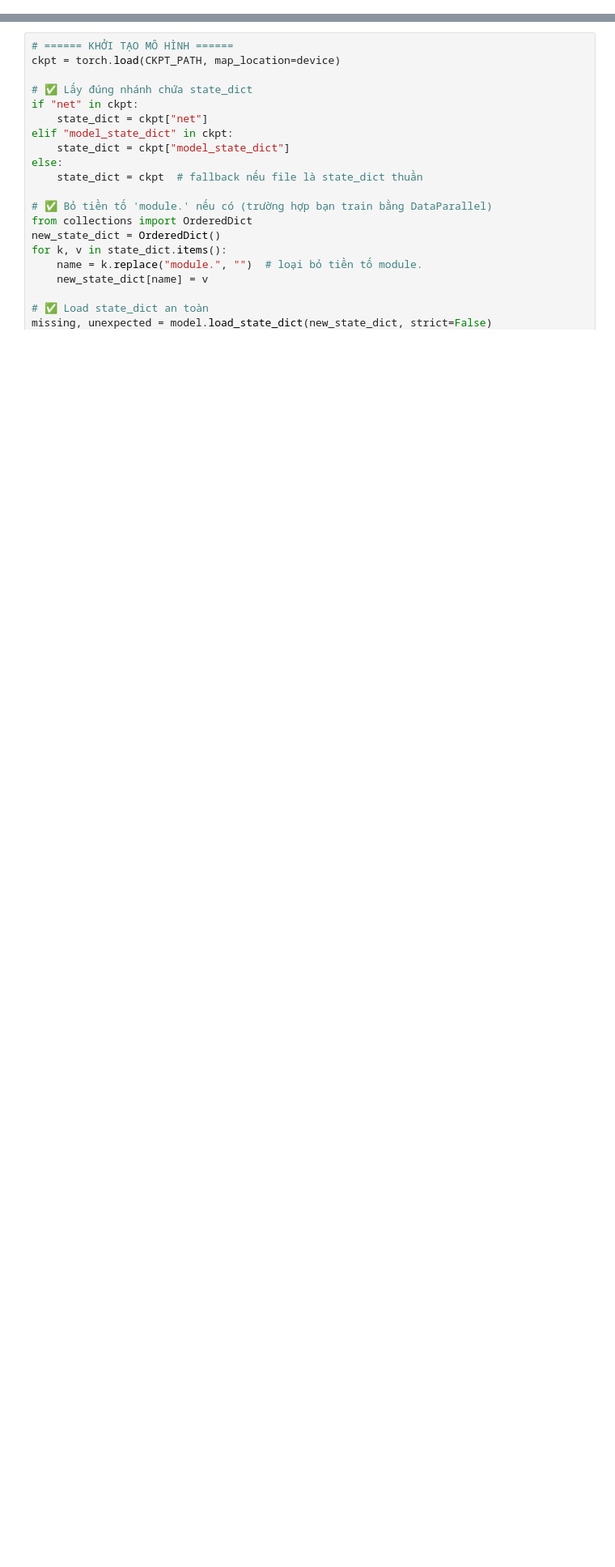
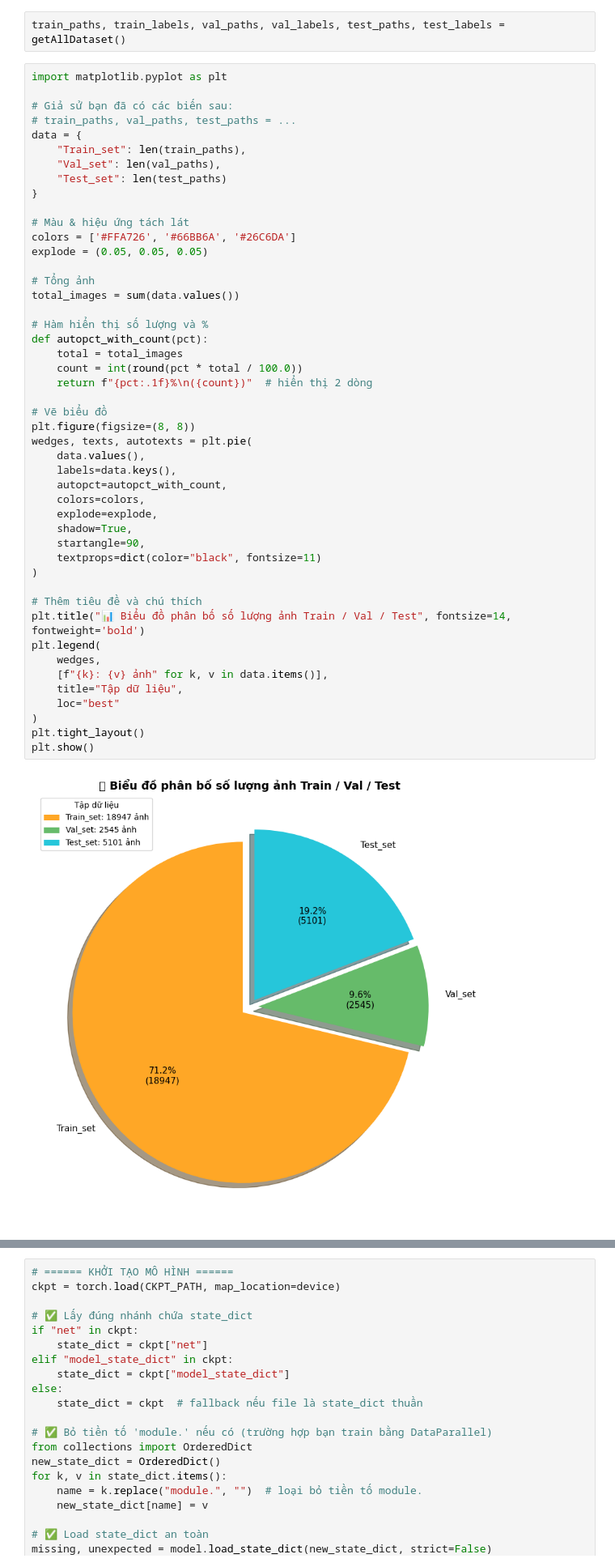
Before and after one commit to quangthai87vn/DL-DuDoan33MonAnVietNam, a Jupyter notebook: evaluate_model.ipynb, the cells around one changed output, grey strips where cells are left out. Shown at 81% size. Drawn from its saved outputs; the diff is of its cells as text; blank space fills up the shorter version.

```diff
--- a/evaluate_model.ipynb
+++ b/evaluate_model.ipynb
@@ -0,0 +106,51 @@
+# %%
+train_paths, train_labels, val_paths, val_labels, test_paths, test_labels = getAllDataset()
+# %%
+import matplotlib.pyplot as plt
+
+# Giả sử bạn đã có các biến sau:
+# train_paths, val_paths, test_paths = ...
+data = {
+    "Train_set": len(train_paths),
+    "Val_set": len(val_paths),
+    "Test_set": len(test_paths)
+}
+
+# Màu & hiệu ứng tách lát
+colors = ['#FFA726', '#66BB6A', '#26C6DA']
+explode = (0.05, 0.05, 0.05)
+
+# Tổng ảnh
+total_images = sum(data.values())
+
+# Hàm hiển thị số lượng và %
+def autopct_with_count(pct):
+    total = total_images
+    count = int(round(pct * total / 100.0))
+    return f"{pct:.1f}%\n({count})"  # hiển thị 2 dòng
+
+# Vẽ biểu đồ
+plt.figure(figsize=(8, 8))
+wedges, texts, autotexts = plt.pie(
+    data.values(),
+    labels=data.keys(),
+    autopct=autopct_with_count,
+    colors=colors,
+    explode=explode,
+    shadow=True,
+    startangle=90,
+    textprops=dict(color="black", fontsize=11)
+)
+
+# Thêm tiêu đề và chú thích
+plt.title("📊 Biểu đồ phân bố số lượng ảnh Train / Val / Test", fontsize=14, fontweight='bold')
+plt.legend(
+    wedges,
+    [f"{k}: {v} ảnh" for k, v in data.items()],
+    title="Tập dữ liệu",
+    loc="best"
+)
+plt.tight_layout()
+plt.show()
+# %% [output]
+[figure, added]
```
Also changed, not shown: parts of 16 cells of this notebook, 2 other files.
